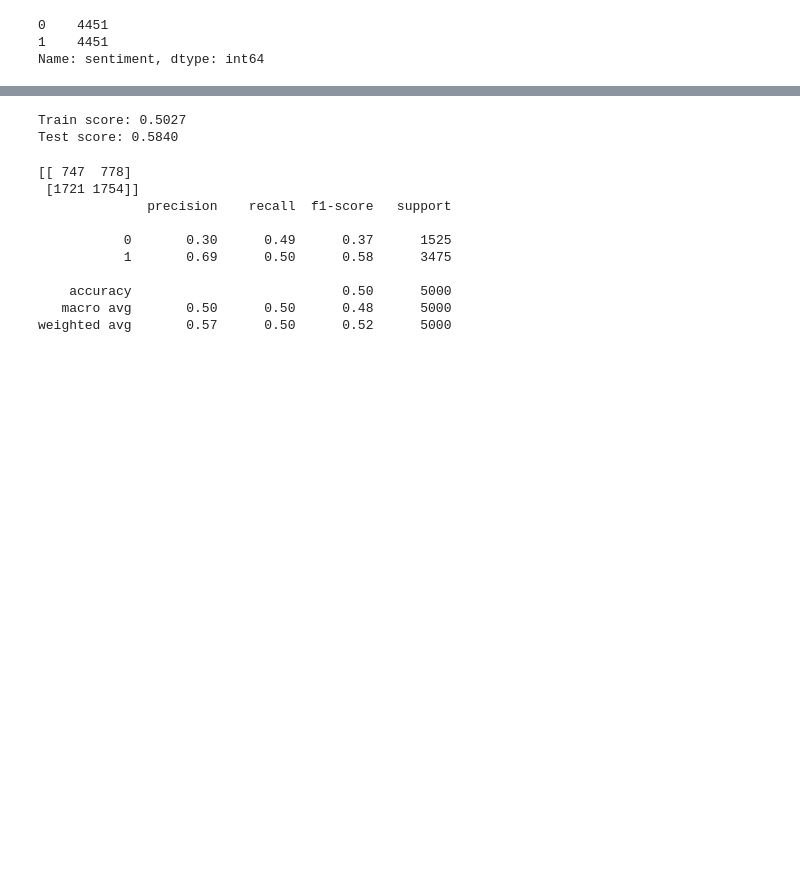
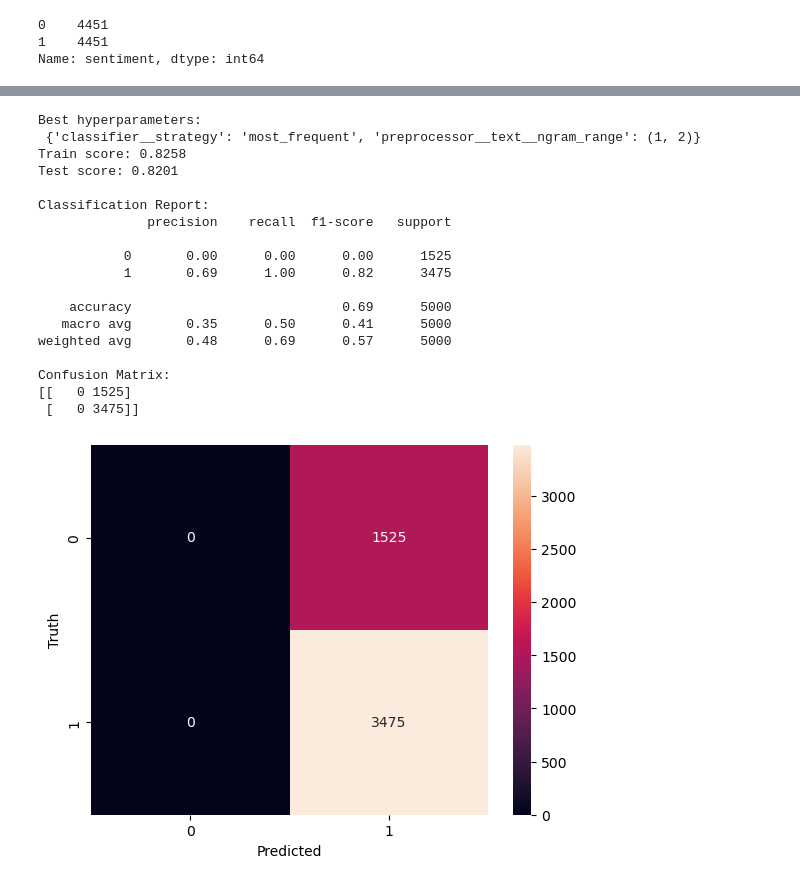
Before and after one commit to helenaglaring/AIML, a Jupyter notebook: AIML_drug_review.ipynb, the cells around one changed output, grey strips where cells are left out. Drawn from its saved outputs; the diff is of its cells as text; code cells hidden in the pictures; blank space fills up the shorter version.

```diff
--- a/AIML_drug_review.ipynb
+++ b/AIML_drug_review.ipynb
@@ -1503,0 +1341,14 @@ weighted avg       0.09      0.30      0.14      5000
+# %%
+# Test
+model = DummyClassifier()
+
+# Define hyperparameters to test
+param_grid = {
+    'preprocessor__text__ngram_range': [(1,2), (1,3), (1,4)],
+    'classifier__strategy': ['stratified', 'most_frequent']
+}
+
+text_processor = TfidfVectorizer()
+metric = 'f1'
+
+test_score, train_score, y_pred = tune_model(model, metric, param_grid, text_processor=text_processor, _X_train=X_train, _X_test=X_test, _y_train=y_train, _y_test=y_test)
@@ -1540,26 +1407,36 @@ Best hyperparameters:  {'classifier__strategy': 'stratified', 'preprocessor__tex
-# %%
-# Evaluate the model on the test and training data using the best hyperparameters
-test_score = grid_search.score(X_test, y_test)
-train_score = grid_search.score(X_train_balanced, y_train_balanced)
-
-# Print the accuracies
-print(f'Train score: {train_score:.4f}')
-print(f'Test score: {test_score:.4f}')
-# %% [output]
-Train score: 0.5027
-Test score: 0.5840
-# %%
-y_pred = grid_search.predict(X_test)
-print(confusion_matrix(y_test, y_pred))
-print(classification_report(y_test, y_pred))
-# %% [output]
-[[ 747  778]
- [1721 1754]]
-              precision    recall  f1-score   support
-
-           0       0.30      0.49      0.37      1525
-           1       0.69      0.50      0.58      3475
-
-    accuracy                           0.50      5000
-   macro avg       0.50      0.50      0.48      5000
-weighted avg       0.57      0.50      0.52      5000
+# %%
+## Testing on imbalanced dataset
+
+# model = DummyClassifier()
+
+# Define hyperparameters to test
+param_grid = {
+    'preprocessor__text__ngram_range': [(1,2), (1,3), (1,4)],
+    'classifier__strategy': ['stratified', 'most_frequent']
+}
+
+# text_processor = TfidfVectorizer()
+# Metric used for training model performance
+metric = 'f1'
+
+test_score, train_score, y_pred = tune_model(model, metric, param_grid, text_processor=text_processor, _X_train=X_train, _X_test=X_test, _y_train=y_train, _y_test=y_test)
+# %% [output]
+Best hyperparameters:
+ {'classifier__strategy': 'most_frequent', 'preprocessor__text__ngram_range': (1, 2)}
+Train score: 0.8258
+Test score: 0.8201
+
+Classification Report:
+              precision    recall  f1-score   support
+
+           0       0.00      0.00      0.00      1525
+           1       0.69      1.00      0.82      3475
+
+    accuracy                           0.69      5000
+   macro avg       0.35      0.50      0.41      5000
+weighted avg       0.48      0.69      0.57      5000
+
+Confusion Matrix:
+[[   0 1525]
+ [   0 3475]]
+[figure, added]
```
Also changed, not shown: parts of 43 cells of this notebook, 1 other file.
